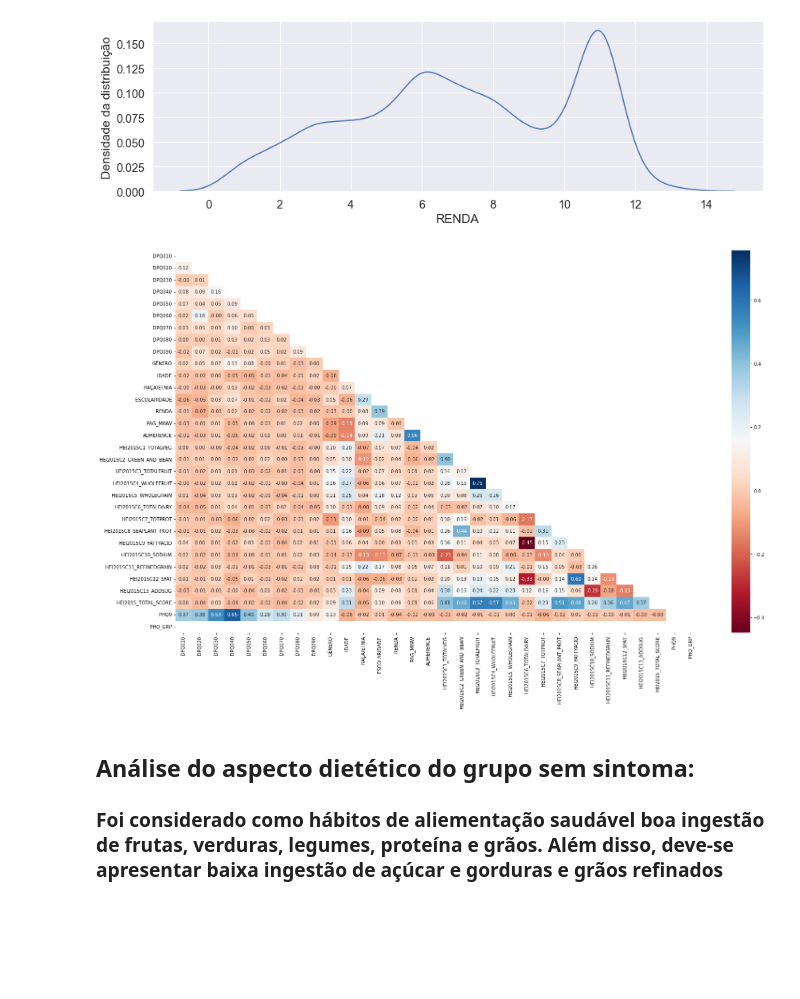
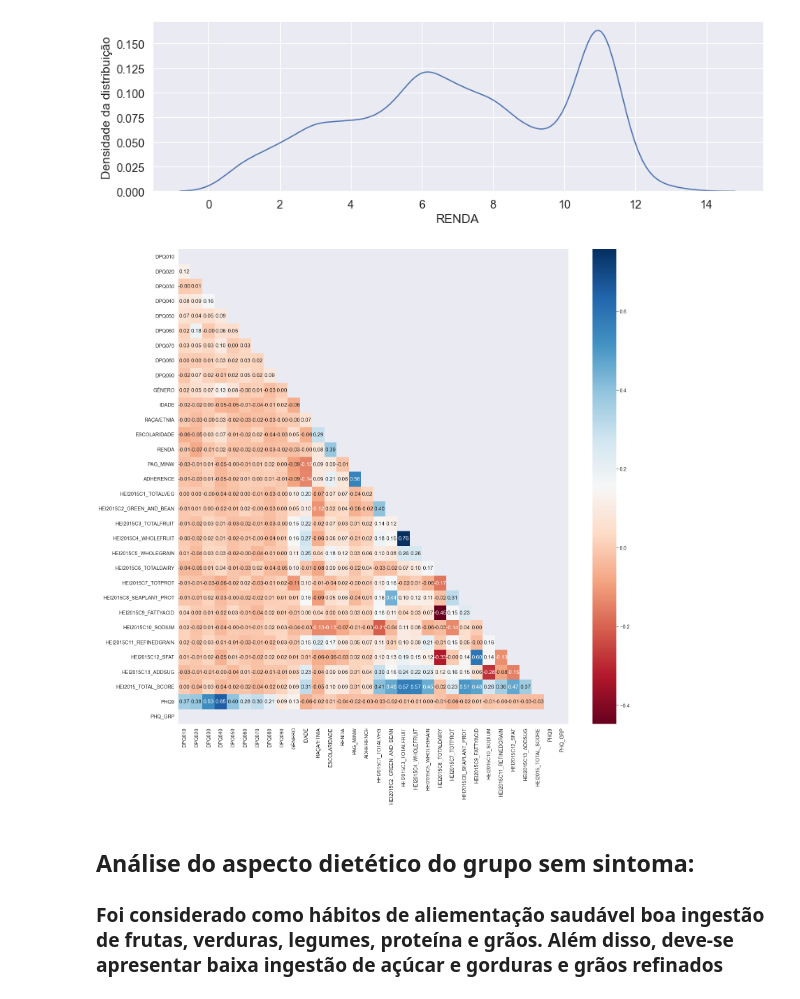
Before and after one commit to feelnin/desafio-inferencia-Tera, a Jupyter notebook: desafioinferencia.ipynb, the cells around one changed output. Drawn from its saved outputs; the diff is of its cells as text; code cells hidden in the pictures; blank space fills up the shorter version.

```diff
--- a/desafioinferencia.ipynb
+++ b/desafioinferencia.ipynb
@@ -589,19 +589,19 @@ plt.show()
 # %%
 # Agora será analisada a correlação das variáveis.
 # Não parece haver correlação entre alimentação e o escore(PHQ9)
 sns.set_context(font_scale = 2.9)
-plt.figure(figsize = (25,15))
+plt.figure(figsize = (25,25))
 sns.heatmap(
     sem_sintomas.corr(), #Fonte dos dados, nossa matriz de correlação.
     annot = True, #Anotar os valores das correlações nas caixinhas coloridas.
     fmt = ".2f", #Formato float de 2 dígitos, para arredondar os números.
     cmap = "RdBu", # Mapa de cores do vermelho (menor) para o azul (maior).
     mask = np.triu(np.ones_like(sem_sintomas.corr())) #Máscara para excluir a diagonal superior da matriz.
 )
 
 plt.show()
 # %% [output]
-[figure, old version]
+[figure, new version]
 # %% [markdown]
 ## Análise do aspecto dietético do grupo sem sintoma:
 ### Foi considerado como hábitos de aliementação saudável boa ingestão de frutas, verduras, legumes, proteína e grãos. Além disso, deve-se apresentar baixa ingestão de açúcar e gorduras e grãos refinados
```
Also changed, not shown: parts of 1 cell of this notebook.
